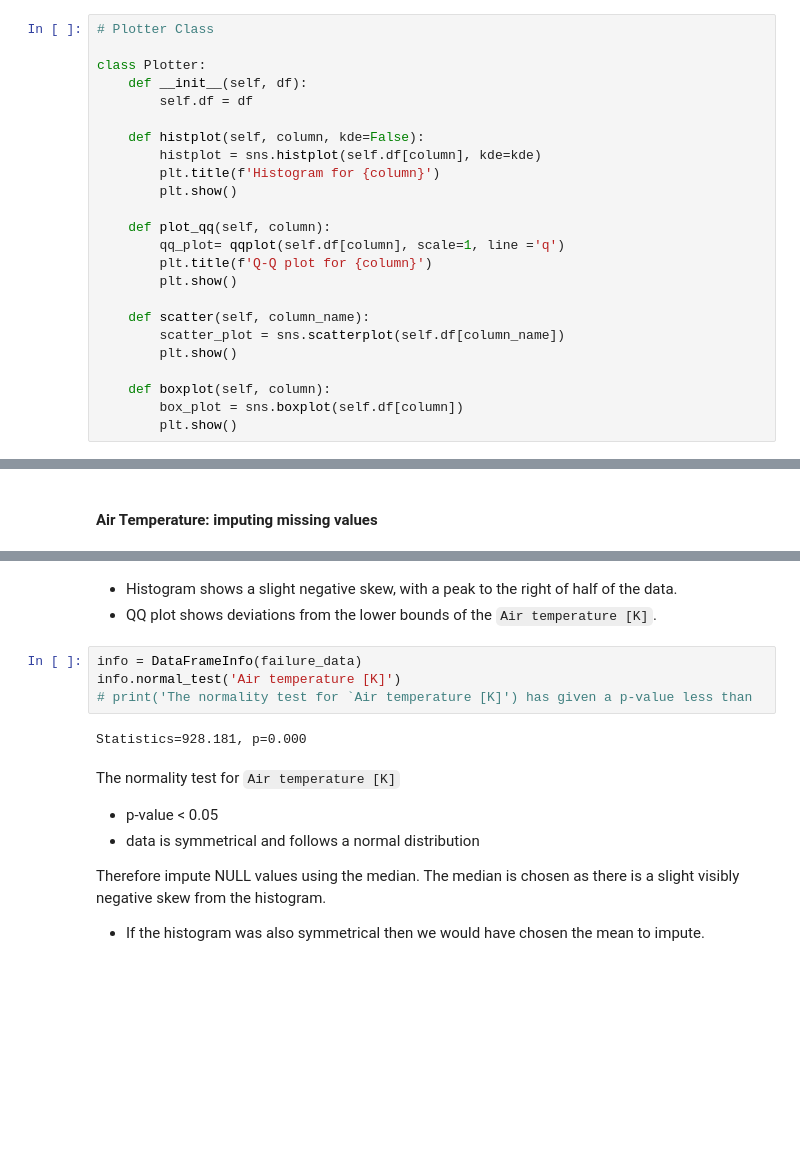
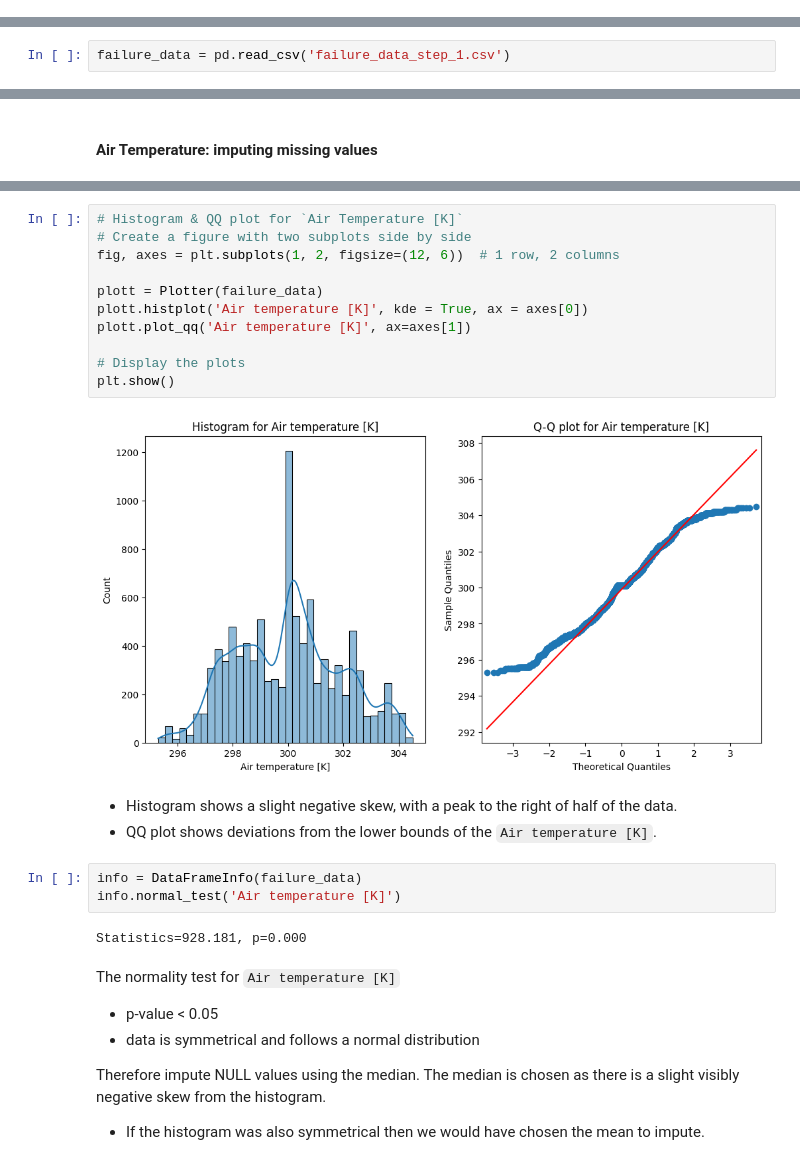
Before and after one commit to ManishKhurmi/exploratory-data-analysis---the-manufacturing-process768, a Jupyter notebook: Milestone_3 refactoring v2.ipynb, the cells around one changed output, grey strips where cells are left out. Drawn from its saved outputs; the diff is of its cells as text; blank space fills up the shorter version.

```diff
--- a/Milestone_3 refactoring v2.ipynb
+++ b/Milestone_3 refactoring v2.ipynb
@@ -174,24 +319,0 @@ class DataTransform:
-# %%
-# Plotter Class
-
-class Plotter:
-    def __init__(self, df):
-        self.df = df
-
-    def histplot(self, column, kde=False):
-        histplot = sns.histplot(self.df[column], kde=kde)
-        plt.title(f'Histogram for {column}')
-        plt.show()
-
-    def plot_qq(self, column):
-        qq_plot= qqplot(self.df[column], scale=1, line ='q')
-        plt.title(f'Q-Q plot for {column}')
-        plt.show()
-
-    def scatter(self, column_name):
-        scatter_plot = sns.scatterplot(self.df[column_name])
-        plt.show()
-
-    def boxplot(self, column):
-        box_plot = sns.boxplot(self.df[column])
-        plt.show()
@@ -394,6 +761,8 @@ failure_data.to_csv('failure_data_step_1.csv', index = False)
 # %% [markdown]
 ## 2) Remove / impute missing values
 <a id="missing-values"></a>
+# %%
+failure_data = pd.read_csv('failure_data_step_1.csv')
 # %%
 # Khurmi
 
@@ -435,10 +796,22 @@ plott.plot_qq('Air temperature [K]')
+# %%
+# Histogram & QQ plot for `Air Temperature [K]`
+# Create a figure with two subplots side by side
+fig, axes = plt.subplots(1, 2, figsize=(12, 6))  # 1 row, 2 columns
+
+plott = Plotter(failure_data)
+plott.histplot('Air temperature [K]', kde = True, ax = axes[0])
+plott.plot_qq('Air temperature [K]', ax=axes[1])
+
+# Display the plots
+plt.show()
+# %% [output]
+[figure, added]
 # %% [markdown]
 - Histogram shows a slight negative skew, with a peak to the right of half of the data.
 - QQ plot shows deviations from the lower bounds of the `Air temperature [K]`.
 # %%
 info = DataFrameInfo(failure_data)
 info.normal_test('Air temperature [K]')
-# print('The normality test for `Air temperature [K]') has given a p-value less than
 # %% [output]
 Statistics=928.181, p=0.000
 # %% [markdown]
```
Also changed, not shown: parts of 191 cells of this notebook, 1 other file.
